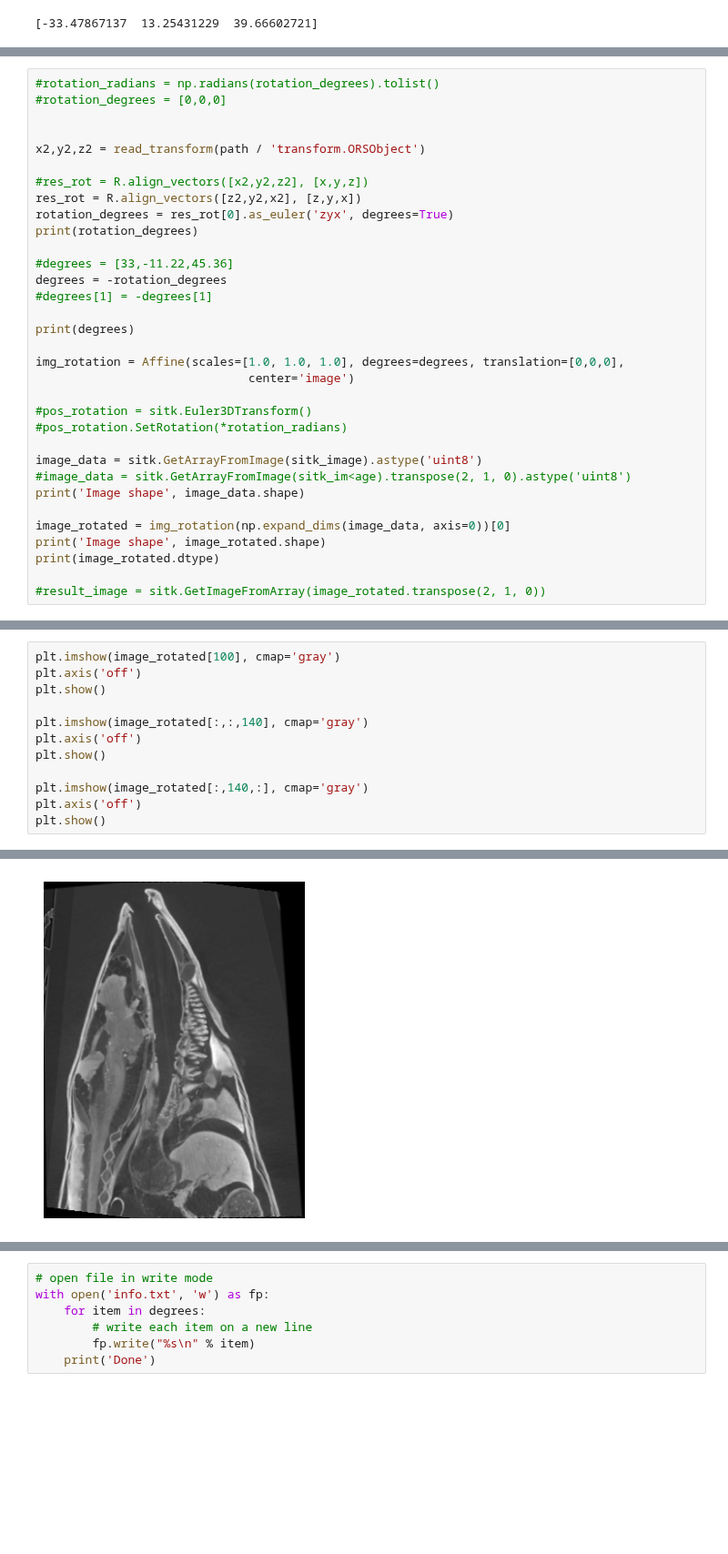
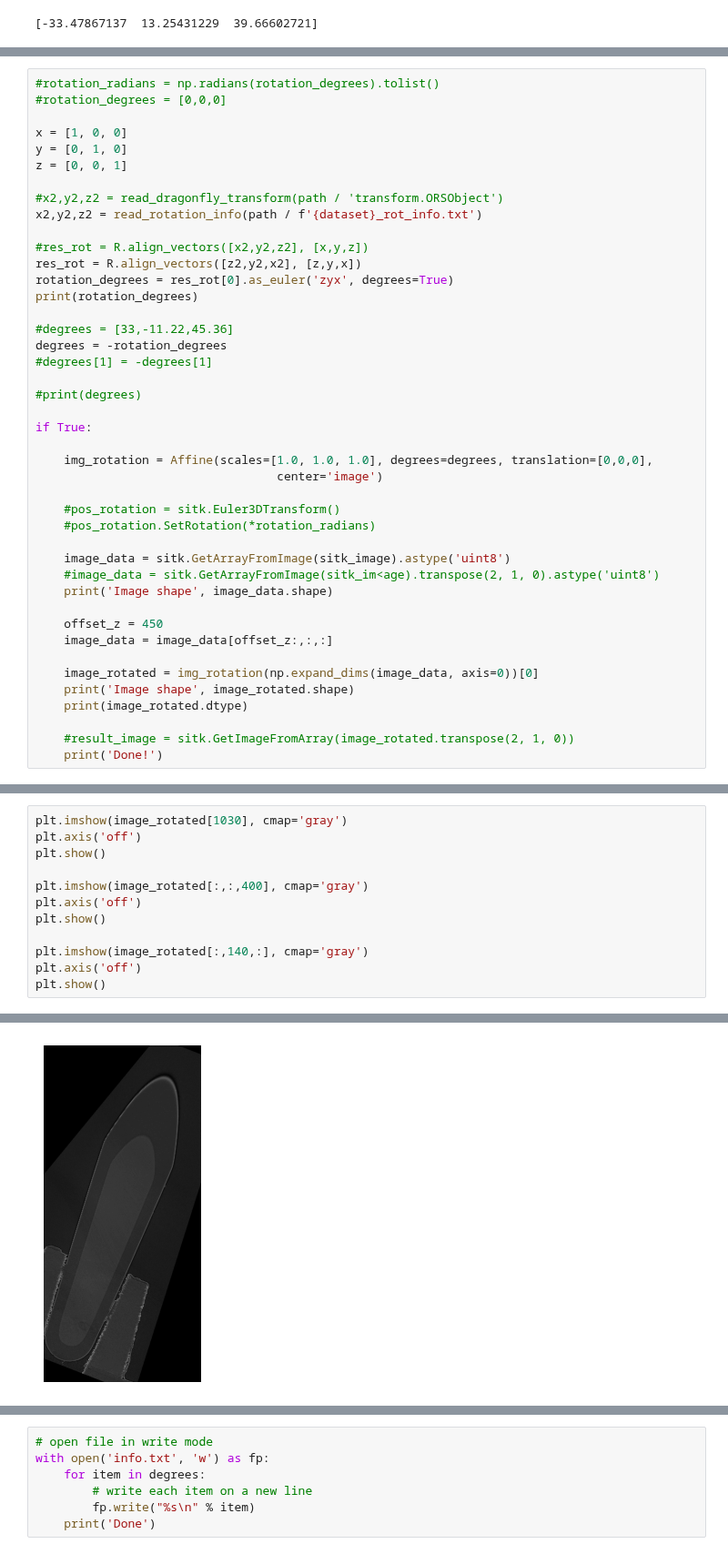
Before and after one commit to axruff/Medaka, a Jupyter notebook: AlignVolumeFromTransform.ipynb, the cells around one changed output, grey strips where cells are left out. Shown at 91% size. Saved outputs shown, nothing was run; the diff lists cells and outputs as text; blank space fills up the shorter version.

Commit message:
UPD: Dragonfly script

```diff
--- a/AlignVolumeFromTransform.ipynb
+++ b/AlignVolumeFromTransform.ipynb
@@ -89,8 +121,12 @@ plt.axis('off');
 #rotation_radians = np.radians(rotation_degrees).tolist()
 #rotation_degrees = [0,0,0]
 
+x = [1, 0, 0]
+y = [0, 1, 0]
+z = [0, 0, 1]
 
-x2,y2,z2 = read_transform(path / 'transform.ORSObject')
+#x2,y2,z2 = read_dragonfly_transform(path / 'transform.ORSObject')
+x2,y2,z2 = read_rotation_info(path / f'{dataset}_rot_info.txt')
 
 #res_rot = R.align_vectors([x2,y2,z2], [x,y,z])
 res_rot = R.align_vectors([z2,y2,x2], [z,y,x])
@@ -101,21 +137,27 @@ print(rotation_degrees)
 degrees = -rotation_degrees
 #degrees[1] = -degrees[1]
 
-print(degrees)
+#print(degrees)
 
-img_rotation = Affine(scales=[1.0, 1.0, 1.0], degrees=degrees, translation=[0,0,0],
-                              center='image')
+if True:
 
-#pos_rotation = sitk.Euler3DTransform()
-#pos_rotation.SetRotation(*rotation_radians)
+    img_rotation = Affine(scales=[1.0, 1.0, 1.0], degrees=degrees, translation=[0,0,0],
+                                  center='image')
 
-image_data = sitk.GetArrayFromImage(sitk_image).astype('uint8')
-#image_data = sitk.GetArrayFromImage(sitk_im<age).transpose(2, 1, 0).astype('uint8')
-print('Image shape', image_data.shape)
+    #pos_rotation = sitk.Euler3DTransform()
+    #pos_rotation.SetRotation(*rotation_radians)
 
-image_rotated = img_rotation(np.expand_dims(image_data, axis=0))[0]
-print('Image shape', image_rotated.shape)
-print(image_rotated.dtype)
+    image_data = sitk.GetArrayFromImage(sitk_image).astype('uint8')
+    #image_data = sitk.GetArrayFromImage(sitk_im<age).transpose(2, 1, 0).astype('uint8')
+    print('Image shape', image_data.shape)
 
-#result_image = sitk.GetImageFromArray(image_rotated.transpose(2, 1, 0))
+    offset_z = 450
+    image_data = image_data[offset_z:,:,:]
+
+    image_rotated = img_rotation(np.expand_dims(image_data, axis=0))[0]
+    print('Image shape', image_rotated.shape)
+    print(image_rotated.dtype)
+
+    #result_image = sitk.GetImageFromArray(image_rotated.transpose(2, 1, 0))
+    print('Done!')
 # %% [output]
@@ -127,9 +171,9 @@ float32
 # %%
-plt.imshow(image_rotated[100], cmap='gray')
+plt.imshow(image_rotated[1030], cmap='gray')
 plt.axis('off')
 plt.show()
 
-plt.imshow(image_rotated[:,:,140], cmap='gray')
+plt.imshow(image_rotated[:,:,400], cmap='gray')
 plt.axis('off')
 plt.show()
 
@@ -141 +185 @@ plt.show()
-[figure, old version]
+[figure, new version]
```
Also changed, not shown: parts of 24 cells of this notebook, 1 other file.
